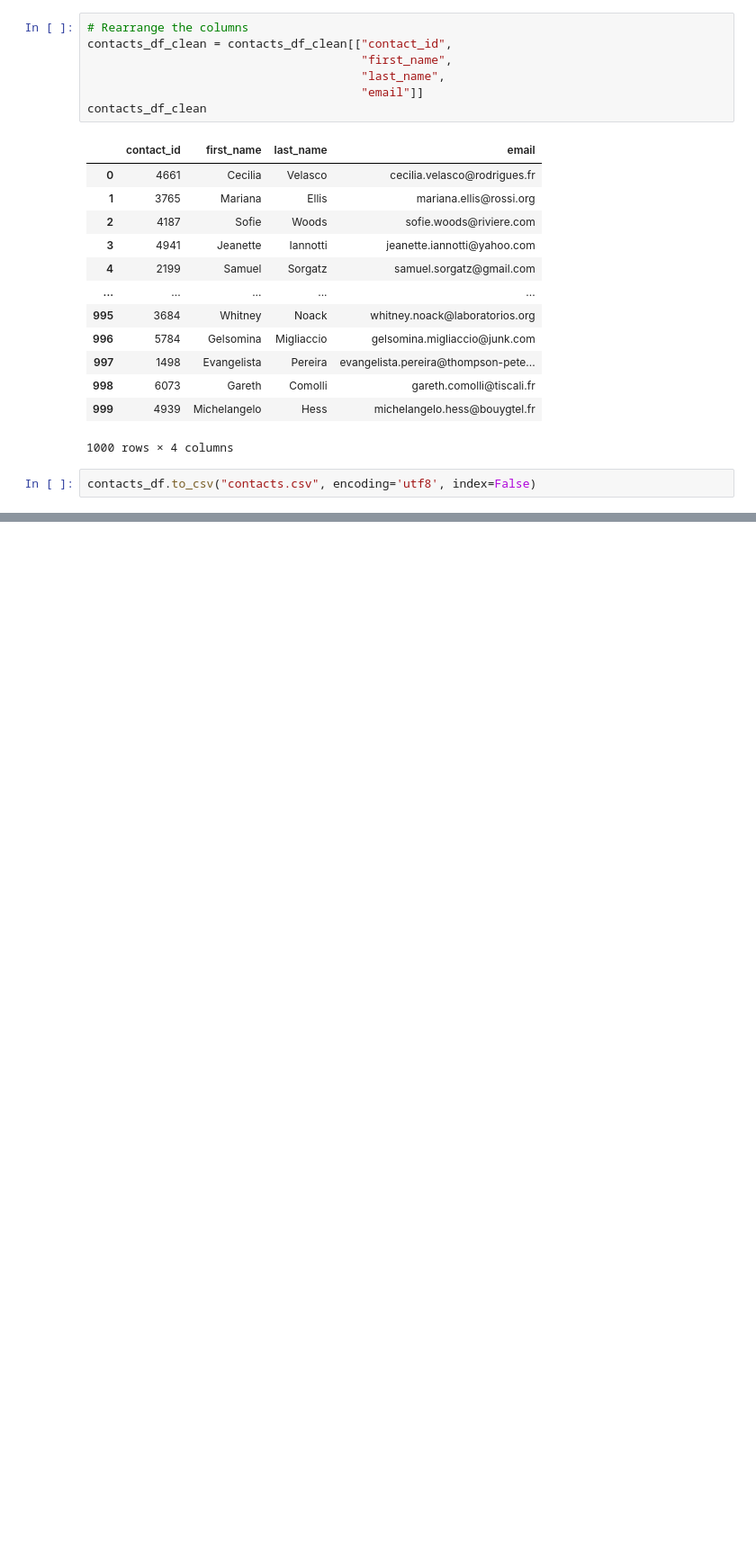
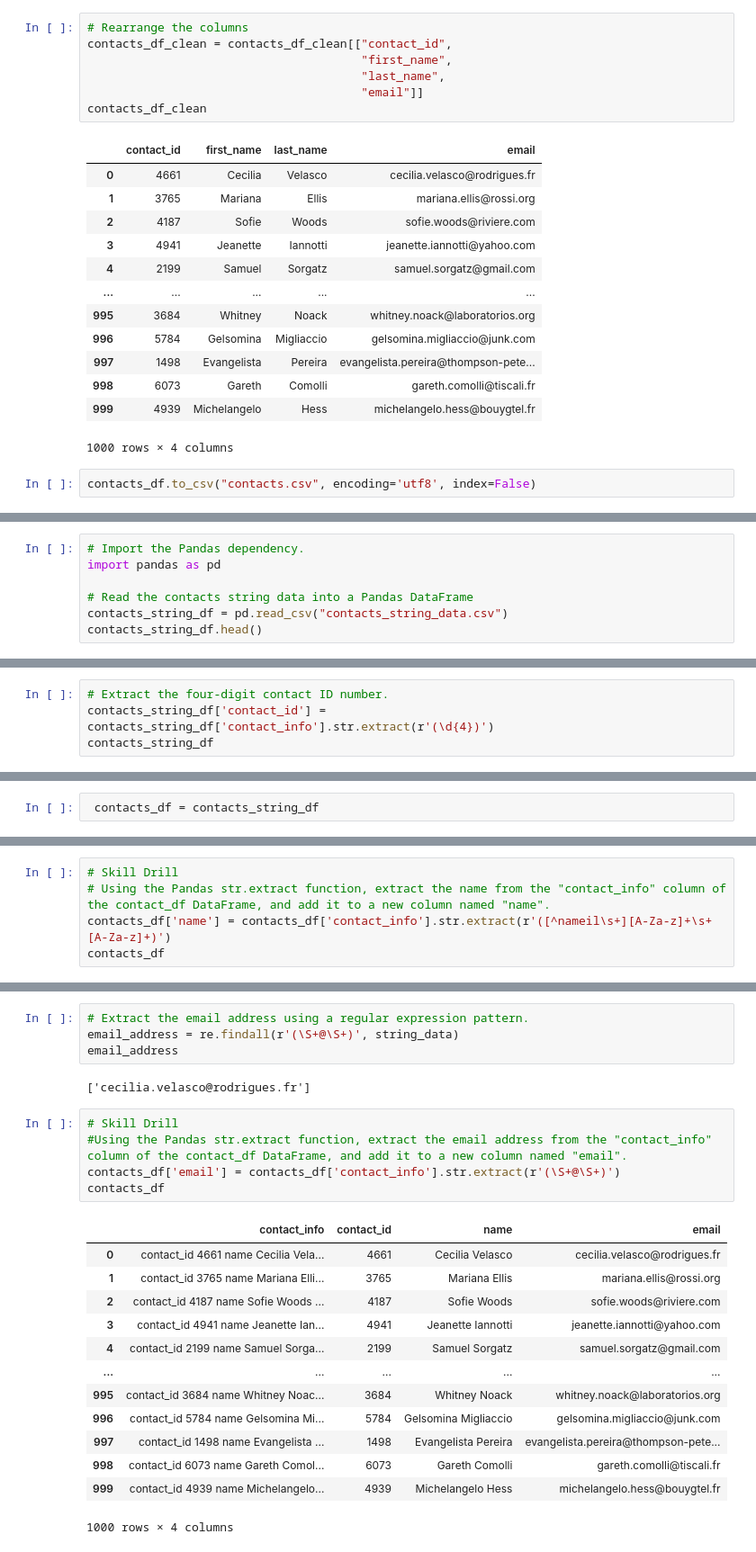
Before and after one commit to jfbauman/Crowdfunding-ETL, a Jupyter notebook: crowdfunding_data_8.2-8.3.ipynb, the cells around one changed output, grey strips where cells are left out. Shown at 90% size. Drawn from its saved outputs; the diff is of its cells as text; blank space fills up the shorter version.

```diff
--- a/crowdfunding_data.ipynb
+++ b/crowdfunding_data_8.2-8.3.ipynb
@@ -591,0 +668,7 @@ contacts_df.to_csv("contacts.csv", encoding='utf8', index=False)
+# %%
+# Import the Pandas dependency.
+import pandas as pd
+
+# Read the contacts string data into a Pandas DataFrame
+contacts_string_df = pd.read_csv("contacts_string_data.csv")
+contacts_string_df.head()
@@ -591,0 +682,4 @@ contacts_df.to_csv("contacts.csv", encoding='utf8', index=False)
+# %%
+# Extract the four-digit contact ID number.
+contacts_string_df['contact_id'] = contacts_string_df['contact_info'].str.extract(r'(\d{4})')
+contacts_string_df
@@ -591,0 +700,2 @@ contacts_df.to_csv("contacts.csv", encoding='utf8', index=False)
+# %%
+ contacts_df = contacts_string_df
@@ -591,0 +716,5 @@ contacts_df.to_csv("contacts.csv", encoding='utf8', index=False)
+# %%
+# Skill Drill
+# Using the Pandas str.extract function, extract the name from the "contact_info" column of the contact_df DataFrame, and add it to a new column named "name".
+contacts_df['name'] = contacts_df['contact_info'].str.extract(r'([^nameil\s+][A-Za-z]+\s+[A-Za-z]+)')
+contacts_df
@@ -591,0 +735,25 @@ contacts_df.to_csv("contacts.csv", encoding='utf8', index=False)
+# %%
+# Extract the email address using a regular expression pattern.
+email_address = re.findall(r'(\S+@\S+)', string_data)
+email_address
+# %% [output]
+['cecilia.velasco@rodrigues.fr']
+# %%
+# Skill Drill
+#Using the Pandas str.extract function, extract the email address from the "contact_info" column of the contact_df DataFrame, and add it to a new column named "email".
+contacts_df['email'] = contacts_df['contact_info'].str.extract(r'(\S+@\S+)')
+contacts_df
+# %% [output]
+|  | contact_info | contact_id | name | email |
+| 0 | contact_id 4661 name Cecilia Vela... | 4661 | Cecilia Velasco | cecilia.velasco@rodrigues.fr |
+| 1 | contact_id 3765 name Mariana Elli... | 3765 | Mariana Ellis | mariana.ellis@rossi.org |
+| 2 | contact_id 4187 name Sofie Woods ... | 4187 | Sofie Woods | sofie.woods@riviere.com |
+| 3 | contact_id 4941 name Jeanette Ian... | 4941 | Jeanette Iannotti | jeanette.iannotti@yahoo.com |
+| 4 | contact_id 2199 name Samuel Sorga... | 2199 | Samuel Sorgatz | samuel.sorgatz@gmail.com |
+| ... | ... | ... | ... | ... |
+| 995 | contact_id 3684 name Whitney Noac... | 3684 | Whitney Noack | whitney.noack@laboratorios.org |
+| 996 | contact_id 5784 name Gelsomina Mi... | 5784 | Gelsomina Migliaccio | gelsomina.migliaccio@junk.com |
+| 997 | contact_id 1498 name Evangelista ... | 1498 | Evangelista Pereira | evangelista.pereira@thompson-pete... |
+| 998 | contact_id 6073 name Gareth Comol... | 6073 | Gareth Comolli | gareth.comolli@tiscali.fr |
+| 999 | contact_id 4939 name Michelangelo... | 4939 | Michelangelo Hess | michelangelo.hess@bouygtel.fr |
+1000 rows × 4 columns
```
Also changed, not shown: parts of 19 cells of this notebook, 13 other files.
